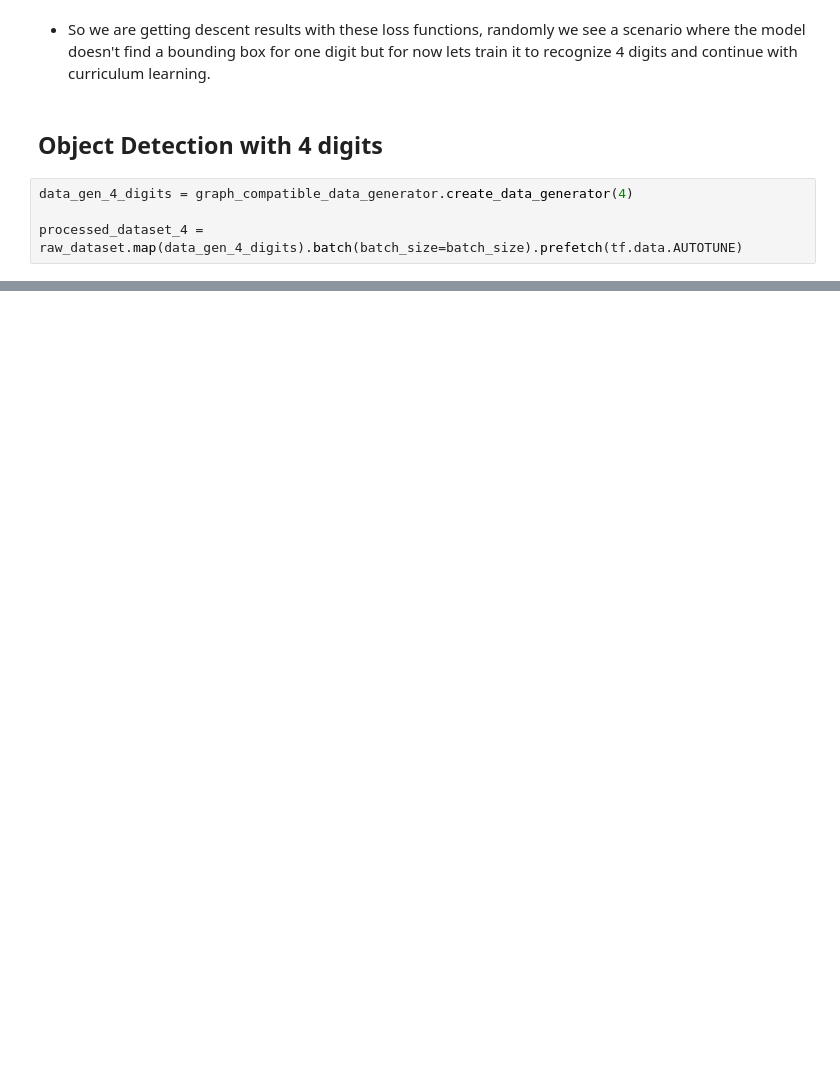
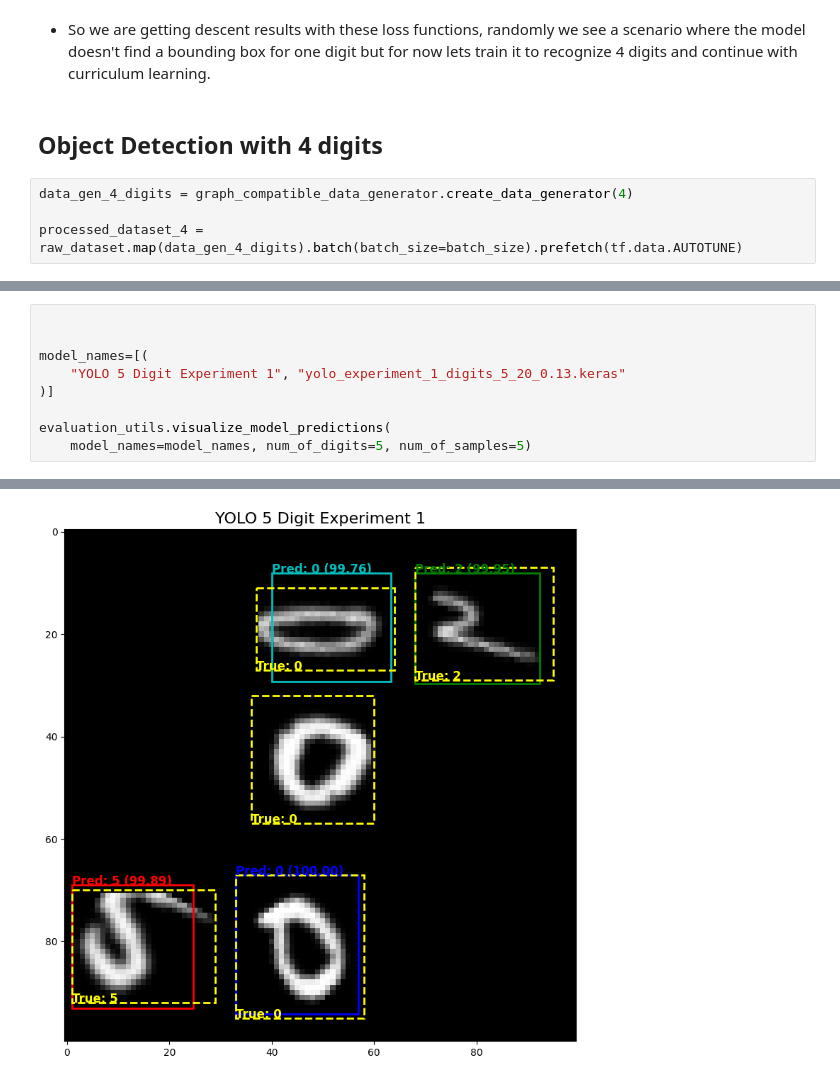
Before and after one commit to gaurangdave/mnist_object_detection, a Jupyter notebook: notebooks/08_yolo_training_evaluation.ipynb, the cells around one changed output, grey strips where cells are left out. Saved outputs shown, nothing was run; the diff lists cells and outputs as text; blank space fills up the shorter version.

```diff
--- a/notebooks/08_yolo_training_evaluation.ipynb
+++ b/notebooks/08_yolo_training_evaluation.ipynb
@@ -410,0 +586,10 @@ history = custom_model.fit(
+# %%
+
+
+model_names=[(
+    "YOLO 5 Digit Experiment 1", "yolo_experiment_1_digits_5_20_0.13.keras"
+)]
+
+evaluation_utils.visualize_model_predictions(
+    model_names=model_names, num_of_digits=5, num_of_samples=5)
+# %% [output]
@@ -410,0 +597 @@ history = custom_model.fit(
+[figure, added]
```
Also changed, not shown: parts of 17 cells of this notebook, 1 other file.
